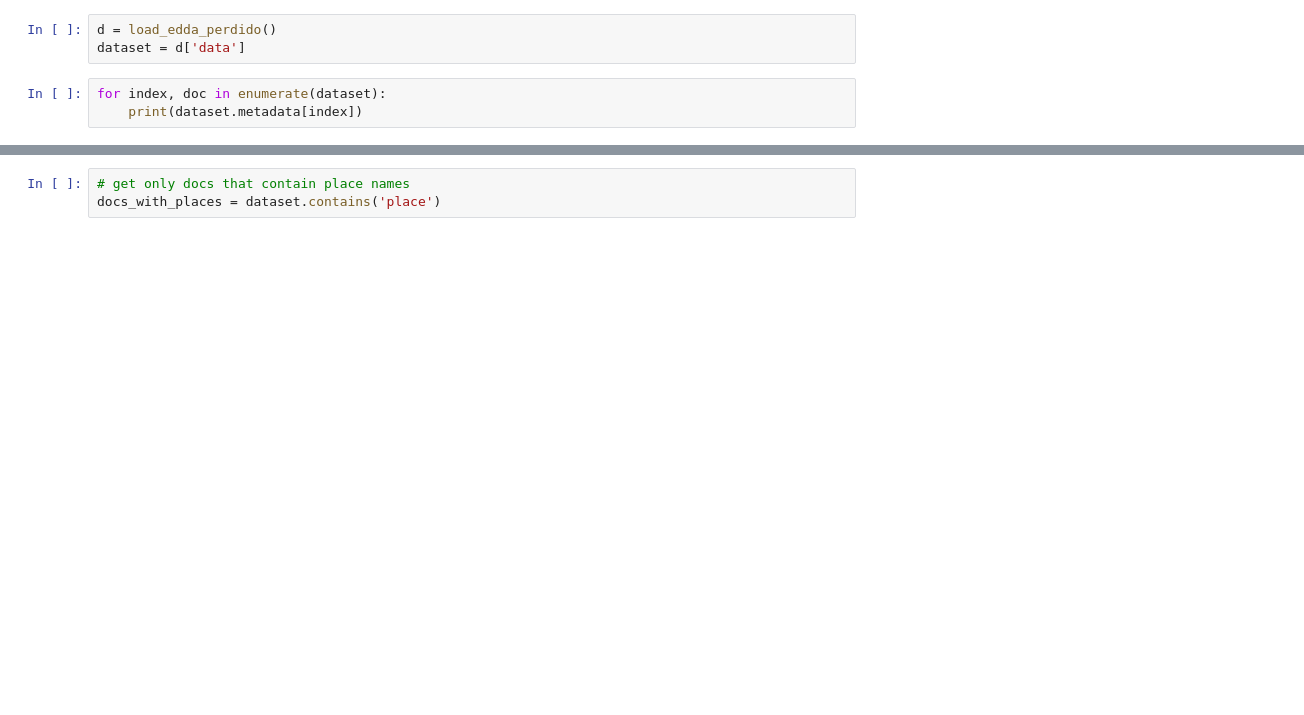
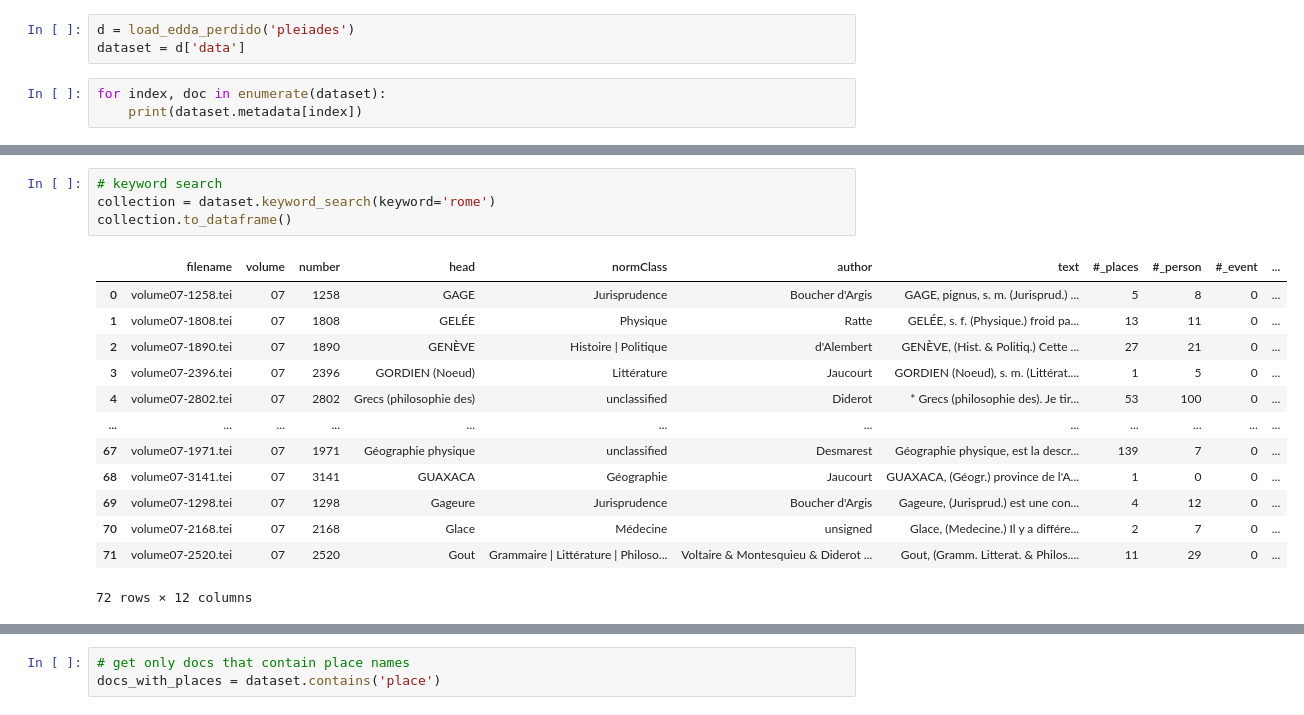
Before and after one commit to ludovicmoncla/SunoikisisDC-Summer2022-Session9, a Jupyter notebook: Tutorial-geoparsing.ipynb, the cells around one changed output, grey strips where cells are left out. Saved outputs shown, nothing was run; the diff lists cells and outputs as text; blank space fills up the shorter version.

```diff
--- a/Tutorial-geoparsing.ipynb
+++ b/Tutorial-geoparsing.ipynb
@@ -348,5 +384,5 @@ for doc in docs:
 # %%
-d = load_edda_perdido()
+d = load_edda_perdido('pleiades')
 dataset = d['data']
 # %%
 for index, doc in enumerate(dataset):
@@ -356,0 +400,18 @@ df.head()
+# %%
+# keyword search
+collection = dataset.keyword_search(keyword='rome')
+collection.to_dataframe()
+# %% [output]
+|  | filename | volume | number | head | normClass | author | text | #_places | #_person | #_event | ... |
+| 0 | volume07-1258.tei | 07 | 1258 | GAGE | Jurisprudence | Boucher d'Argis | GAGE, pignus, s. m. (Jurisprud.) ... | 5 | 8 | 0 | ... |
+| 1 | volume07-1808.tei | 07 | 1808 | GELÉE | Physique | Ratte | GELÉE, s. f. (Physique.) froid pa... | 13 | 11 | 0 | ... |
+| 2 | volume07-1890.tei | 07 | 1890 | GENÈVE | Histoire | Politique | d'Alembert | GENÈVE, (Hist. & Politiq.) Cette ... | 27 | 21 | 0 | ... |
+| 3 | volume07-2396.tei | 07 | 2396 | GORDIEN (Noeud) | Littérature | Jaucourt | GORDIEN (Noeud), s. m. (Littérat.... | 1 | 5 | 0 | ... |
+| 4 | volume07-2802.tei | 07 | 2802 | Grecs (philosophie des) | unclassified | Diderot | * Grecs (philosophie des). Je tir... | 53 | 100 | 0 | ... |
+| ... | ... | ... | ... | ... | ... | ... | ... | ... | ... | ... | ... |
+| 67 | volume07-1971.tei | 07 | 1971 | Géographie physique | unclassified | Desmarest | Géographie physique, est la descr... | 139 | 7 | 0 | ... |
+| 68 | volume07-3141.tei | 07 | 3141 | GUAXACA | Géographie | Jaucourt | GUAXACA, (Géogr.) province de l'A... | 1 | 0 | 0 | ... |
+| 69 | volume07-1298.tei | 07 | 1298 | Gageure | Jurisprudence | Boucher d'Argis | Gageure, (Jurisprud.) est une con... | 4 | 12 | 0 | ... |
+| 70 | volume07-2168.tei | 07 | 2168 | Glace | Médecine | unsigned | Glace, (Medecine.) Il y a différe... | 2 | 7 | 0 | ... |
+| 71 | volume07-2520.tei | 07 | 2520 | Gout | Grammaire | Littérature | Philoso... | Voltaire & Montesquieu & Diderot ... | Gout, (Gramm. Litterat. & Philos.... | 11 | 29 | 0 | ... |
+72 rows × 12 columns
```
Also changed, not shown: parts of 38 cells of this notebook.
